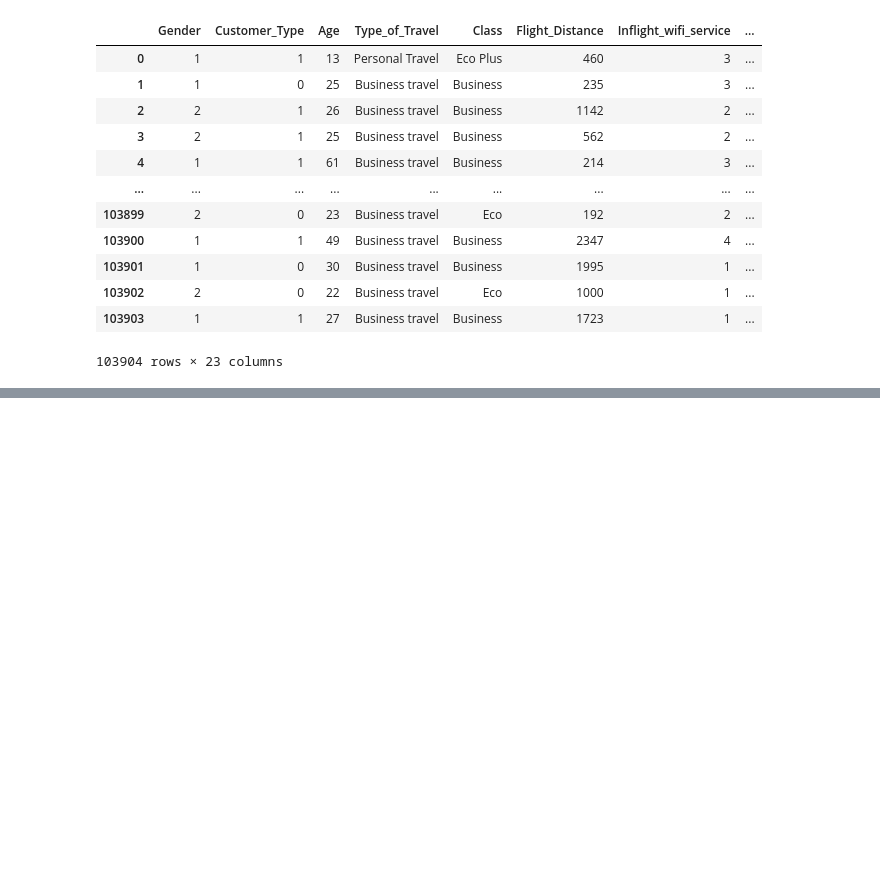
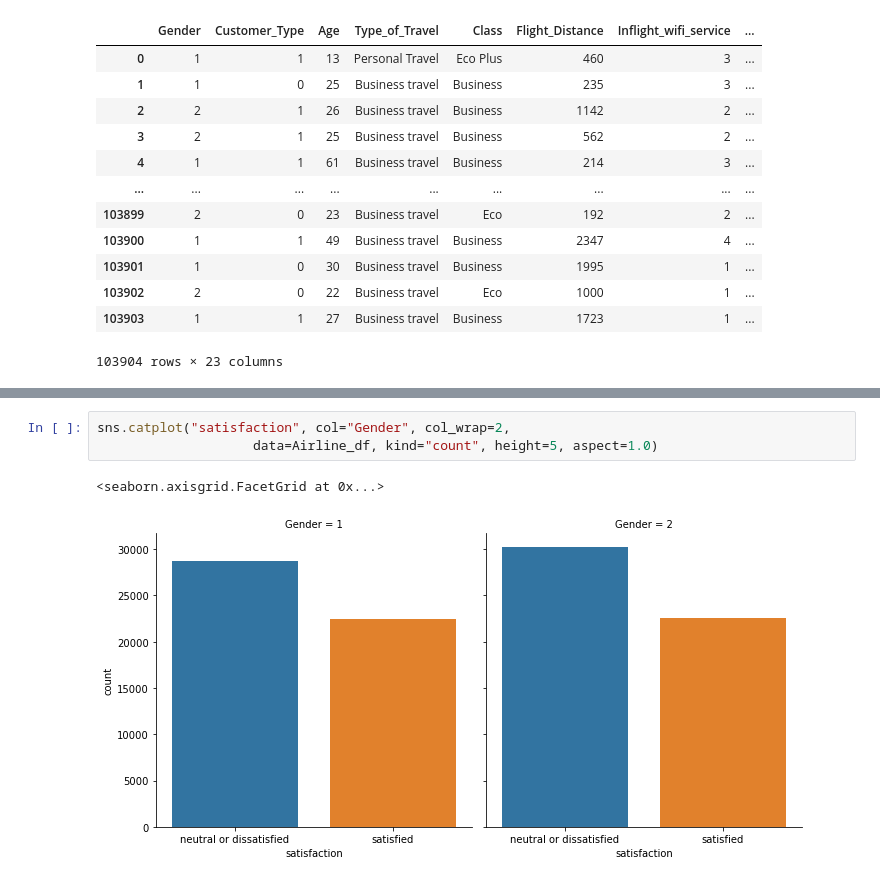
Before and after one commit to speplinski3/G3_Santander_Customer_Satisfaction, a Jupyter notebook: Mock_Up_ETL.ipynb, the cells around one changed output, grey strips where cells are left out. Saved outputs shown, nothing was run; the diff lists cells and outputs as text; blank space fills up the shorter version.

```diff
--- a/Mock_Up_ETL.ipynb
+++ b/Mock_Up_ETL.ipynb
@@ -270,0 +295,6 @@ Airline_df.describe()
+# %%
+sns.catplot("satisfaction", col="Gender", col_wrap=2,
+                    data=Airline_df, kind="count", height=5, aspect=1.0)
+# %% [output]
+<seaborn.axisgrid.FacetGrid at 0x...>
+[figure, added]
```
Also changed, not shown: parts of 4 cells of this notebook.
